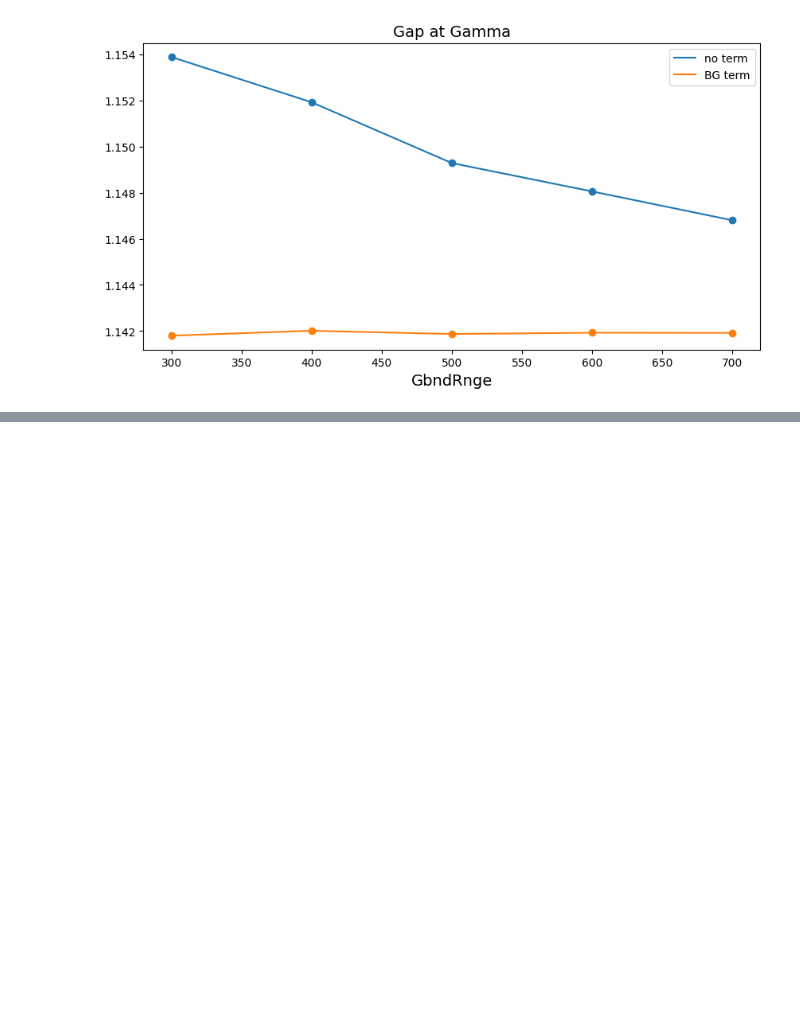
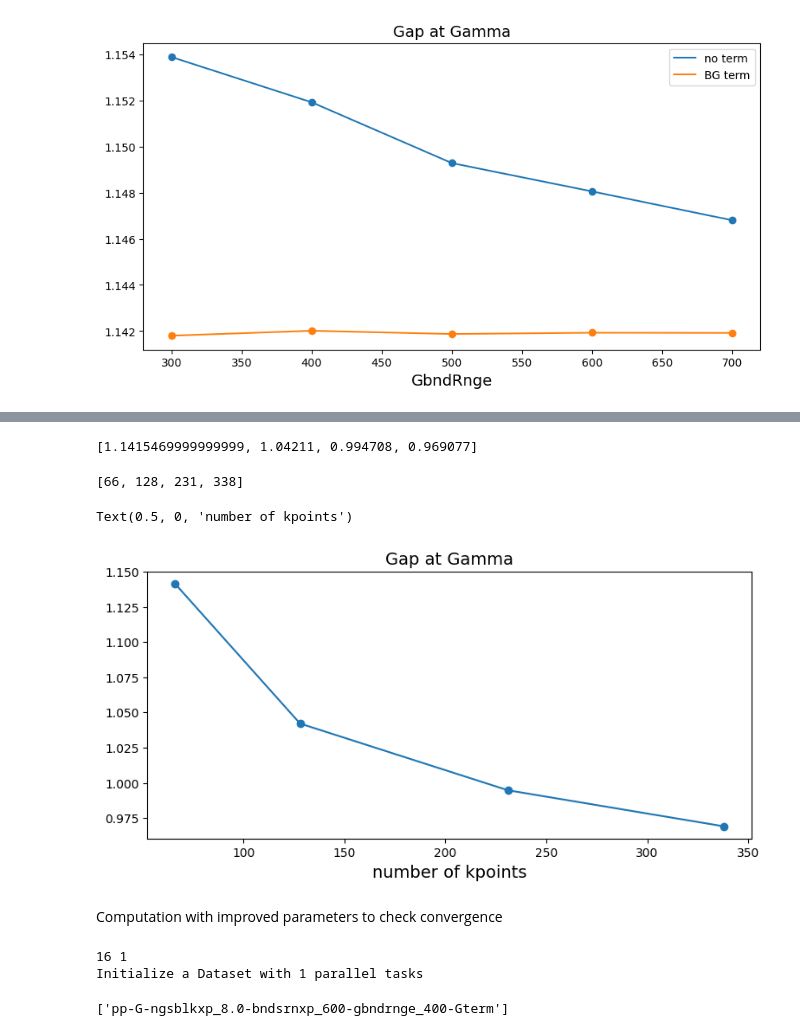
Before and after one commit to marcodalessandro76/AGSL5, a Jupyter notebook: GW_Analysis.ipynb, the cells around one changed output, grey strips where cells are left out. Drawn from its saved outputs; the diff is of its cells as text; code cells hidden in the pictures; blank space fills up the shorter version.

```diff
--- a/GW_Analysis.ipynb
+++ b/GW_Analysis.ipynb
@@ -704,0 +746,5 @@ axes.legend()
+# %%
+for k in ksamplings:
+    input_dir=os.path.join('DFT_analysis',ksampligs[k]['folder']+'.save')
+    run_dir=os.path.join('MB_analysis',ksampligs[k]['folder'])
+    Tools.init_yambo_dir(yambo_dir=run_dir,input_dir=input_dir,p2y_command='mpirun -np 2 p2y')
@@ -704,0 +810,2 @@ axes.legend()
+# %%
+results = study.run()
@@ -704,0 +821,69 @@ axes.legend()
+# %%
+gap_G = [results[ind].data.get_gap(k_full=Gamma_index,band_full=start_band,verbose=False) for ind in range(len(ksamplings.keys()))]
+gap_G
+# %% [output]
+[1.1415469999999999, 1.04211, 0.994708, 0.969077]
+# %%
+x_vals = [ksamplings[k]['npoints'] for k in ksamplings]
+x_vals
+# %% [output]
+[66, 128, 231, 338]
+# %%
+fig, axes = plt.subplots(figsize=(9, 4))
+axes.plot(x_vals,gap_G)
+axes.scatter(x_vals,gap_G)
+axes.set_title('Gap at Gamma',size=14)
+axes.set_xlabel('number of kpoints',size=14)
+# %% [output]
+Text(0.5, 0, 'number of kpoints')
+[figure, added]
+# %% [markdown]
+Computation with improved parameters to check convergence
+# %%
+ntasks_c = 16 #16
+ntasks_v = int(ntasks/ntasks_c)
+print(ntasks_c,ntasks_v)
+
+start_band,stop_band = 25,26
+Gamma_index = 1
+RandGvec = 100
+RandGvecW = 10
+Randqpts = 5e6
+
+EXXRLVcs_units = 'Ha'
+EXXRLvcs = 40. # Ha
+NGsBlkXp = 8.0 # Ha G size of the response function
+NGsBlkXp_units = 'Ha'
+BndsRnXp = [1,600]
+GbndRnge  = [1,400] # Bands in the G function
+
+study = D.Dataset(num_tasks=1,verbose=True)
+study.set_postprocessing_function(PP.yambo_parse_data)
+
+run_dir=os.path.join('MB_analysis',ksamplings['20x40']['folder'])
+inp = I.YamboInput(args='yambo -r -rw -k hartee -dyson n -gw0 p -V all',folder=run_dir)
+inp.set_extendOut()
+inp.set_array_variables(units=EXXRLVcs_units,EXXRLvcs=EXXRLvcs)
+inp.set_bandRange(start_band,stop_band)
+inp.set_scalar_variables(CUTGeo='slab z')
+inp.set_array_variables(RandQpts=Randqpts)
+inp.set_array_variables(units='RL',RandGvec=RandGvec,RandGvecW=RandGvecW)
+inp.set_scalar_variables(SE_ROLEs='q.qp.b',SE_CPU='1.1.16') # for 4 nodes on leonardo
+inp.set_scalar_variables(X_and_IO_ROLEs='q.g.k.c.v',X_and_IO_CPU='1.1.1.%s.%s'%(ntasks_c,ntasks_v))
+inp.set_scalar_variables(DIP_ROLEs='k.c.v',DIP_CPU='1.%s.%s'%(ntasks_c,ntasks_v))
+inp.set_array_variables(units=NGsBlkXp_units,NGsBlkXp=NGsBlkXp)
+inp.set_array_variables(BndsRnXp=BndsRnXp,GbndRnge=GbndRnge)
+inp.set_scalar_variables(GTermKind='BG')
+# append run at G
+idd = 'pp-G-ngsblkxp_%s-bndsrnxp_%s-gbndrnge_%s-Gterm'%(NGsBlkXp,BndsRnXp[1],GbndRnge[1])
+#idd = 'pp-G-kpoints_%s'%k
+inp.set_kRange(Gamma_index,Gamma_index)
+study.append_run(id=idd,input=inp,runner=code,run_dir=run_dir,
+jobname=[idd,'ndbs','ndb_pp-ngsblkxp_%s-bndsrnxp_%s'%(NGsBlkXp,BndsRnXp[1])],reformat=False)
+# %% [output]
+16 1
+Initialize a Dataset with 1 parallel tasks
+# %%
+study.ids
+# %% [output]
+['pp-G-ngsblkxp_8.0-bndsrnxp_600-gbndrnge_400-Gterm']
```
Also changed, not shown: parts of 33 cells of this notebook, 2 other files.
